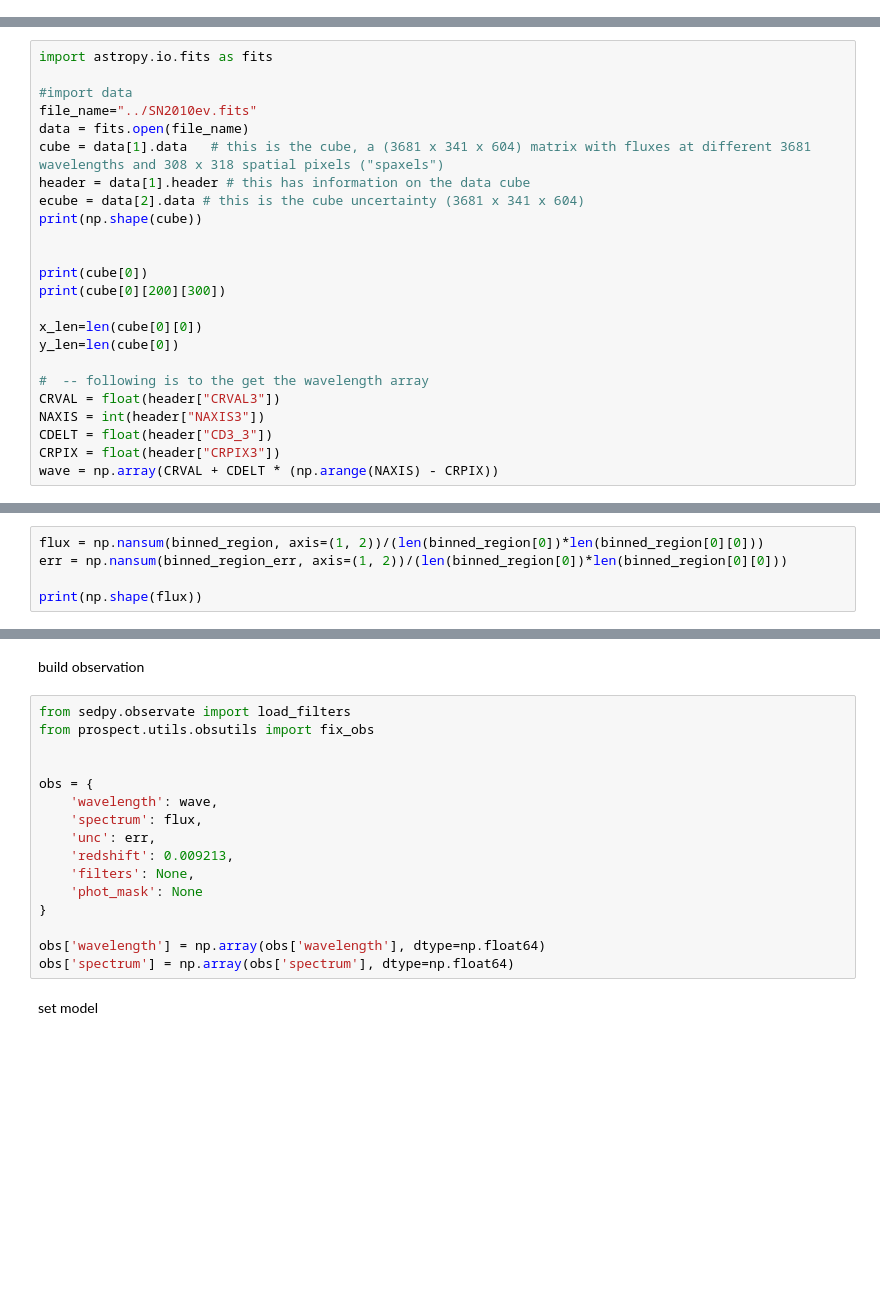
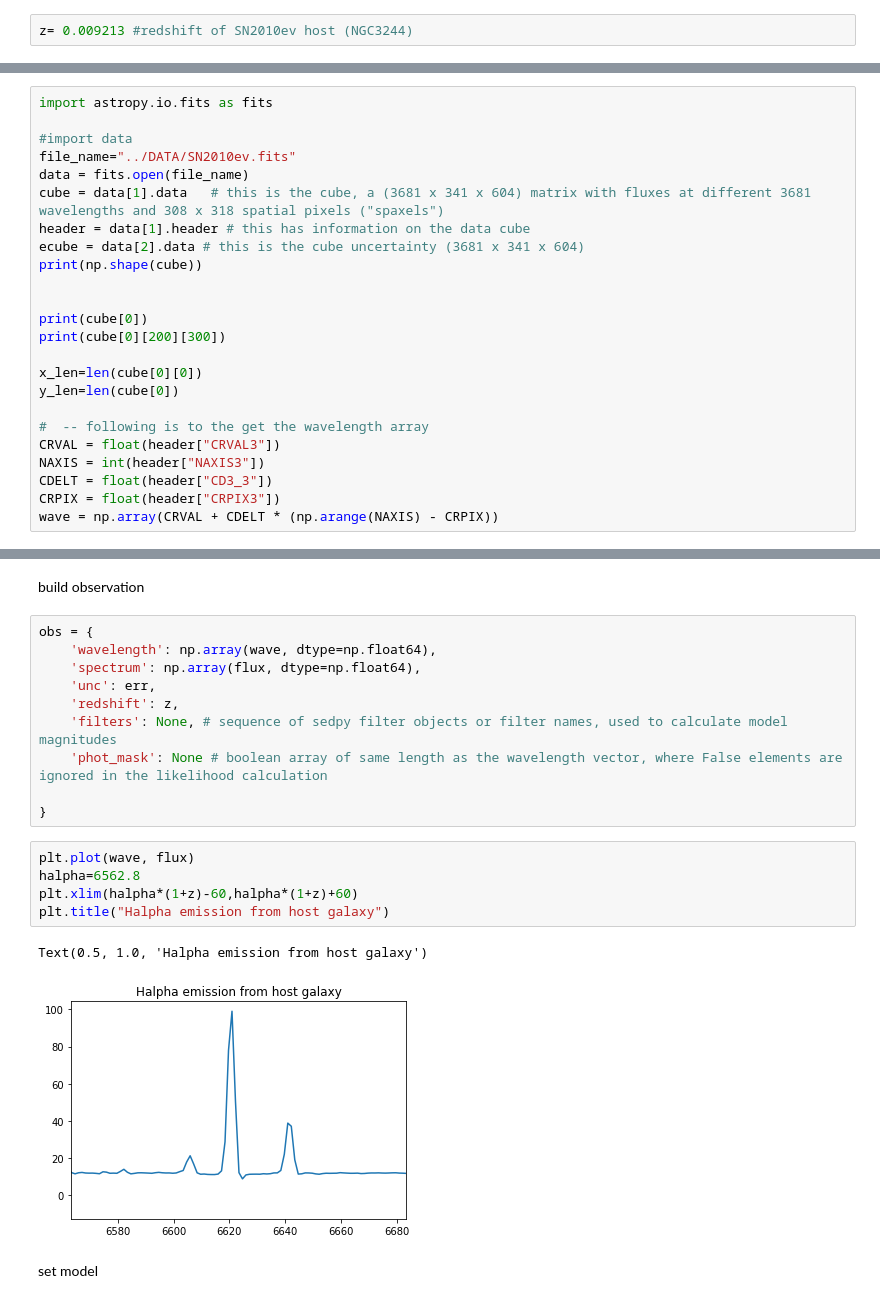
Before and after one commit to rita-png/extinction-ifs, a Jupyter notebook: prospector.ipynb, the cells around one changed output, grey strips where cells are left out. Cells and saved outputs as stored; diff of their text form; blank space fills up the shorter version.

```diff
--- a/prospector.ipynb
+++ b/prospector.ipynb
@@ -17,0 +39,2 @@ import astroquery
+# %%
+z= 0.009213 #redshift of SN2010ev host (NGC3244)
@@ -21,7 +52,7 @@ Importing data
 import astropy.io.fits as fits
 
 #import data
-file_name="../SN2010ev.fits"
+file_name="../DATA/SN2010ev.fits"
 data = fits.open(file_name)
 cube = data[1].data   # this is the cube, a (3681 x 341 x 604) matrix with fluxes at different 3681 wavelengths and 308 x 318 spatial pixels ("spaxels")
 header = data[1].header # this has information on the data cube
@@ -81,5 +103,0 @@ binned_region_err = np.array(binned_err)/(len(binned_images[0])*len(binned_image
-# %%
-flux = np.nansum(binned_region, axis=(1, 2))/(len(binned_region[0])*len(binned_region[0][0]))
-err = np.nansum(binned_region_err, axis=(1, 2))/(len(binned_region[0])*len(binned_region[0][0]))
-
-print(np.shape(flux))
@@ -88,20 +104,22 @@ print(np.shape(flux))
 # %% [markdown]
 build observation
 # %%
-from sedpy.observate import load_filters
-from prospect.utils.obsutils import fix_obs
+obs = {
+    'wavelength': np.array(wave, dtype=np.float64),
+    'spectrum': np.array(flux, dtype=np.float64),
+    'unc': err,
+    'redshift': z,
+    'filters': None, # sequence of sedpy filter objects or filter names, used to calculate model magnitudes
+    'phot_mask': None # boolean array of same length as the wavelength vector, where False elements are ignored in the likelihood calculation
 
-
-obs = {
-    'wavelength': wave,
-    'spectrum': flux,
-    'unc': err,
-    'redshift': 0.009213,
-    'filters': None,
-    'phot_mask': None
 }
-
-obs['wavelength'] = np.array(obs['wavelength'], dtype=np.float64)
-obs['spectrum'] = np.array(obs['spectrum'], dtype=np.float64)
+# %%
+plt.plot(wave, flux)
+halpha=6562.8
+plt.xlim(halpha*(1+z)-60,halpha*(1+z)+60)
+plt.title("Halpha emission from host galaxy")
+# %% [output]
+Text(0.5, 1.0, 'Halpha emission from host galaxy')
+[figure, added]
 # %% [markdown]
 set model
```
Also changed, not shown: parts of 29 cells of this notebook, 3 other files.
